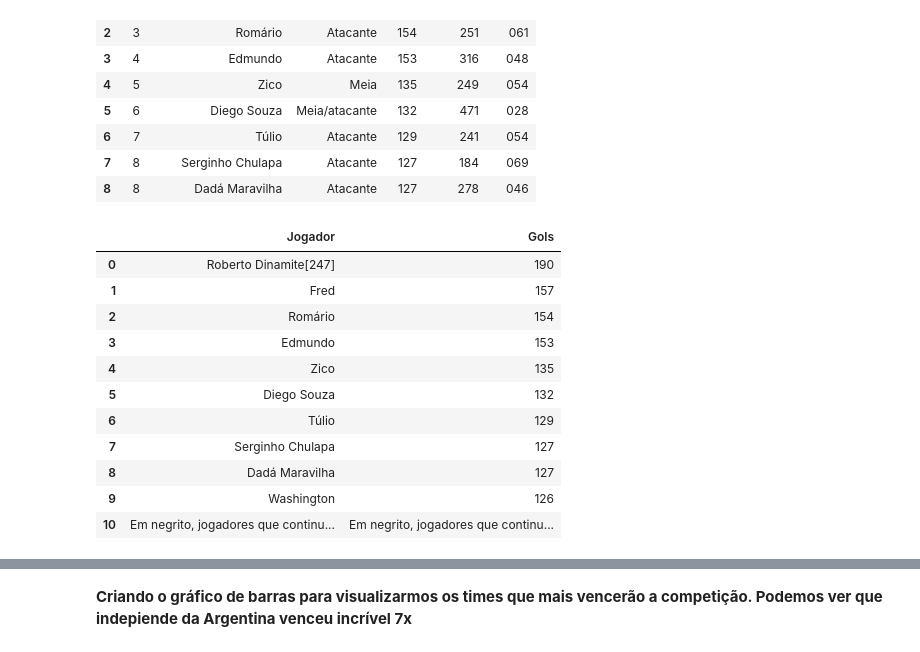
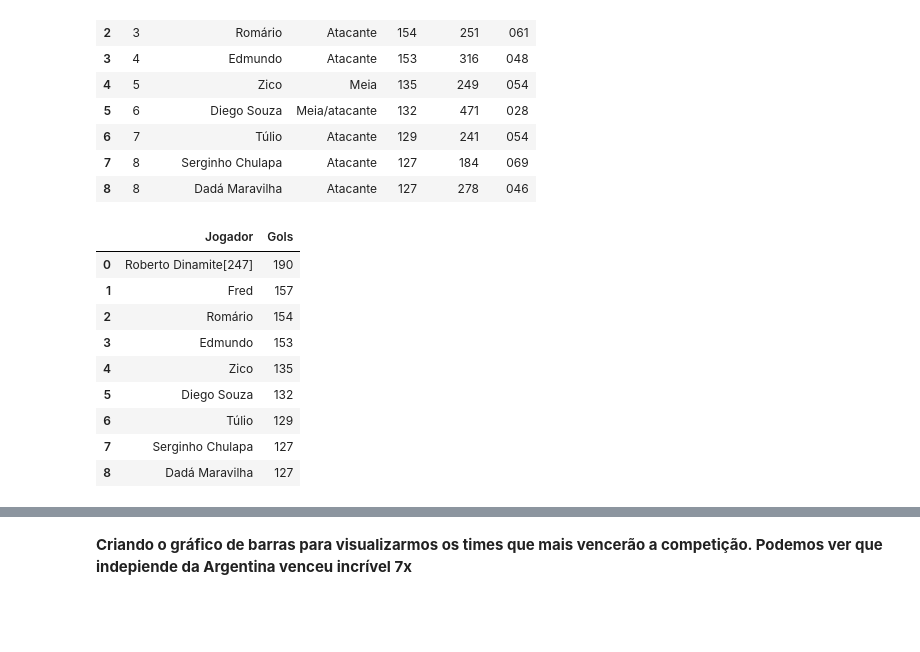
Before and after one commit to hugodevelopment/Web-Scraping, a Jupyter notebook: Análise_Histórica_Brasileirão.ipynb, the cells around one changed output, grey strips where cells are left out. Saved outputs shown, nothing was run; the diff lists cells and outputs as text; code cells hidden in the pictures; blank space fills up the shorter version.

```diff
--- a/Análise_Histórica_Brasileirão.ipynb
+++ b/Análise_Histórica_Brasileirão.ipynb
@@ -280,18 +287,16 @@ tabela_wiki.head(9)
 | 7 | 8 | Serginho Chulapa | Atacante | 127 | 184 | 069 |
 | 8 | 8 | Dadá Maravilha | Atacante | 127 | 278 | 046 |
 # %%
-top_artilheiros = tabela_wiki[["Jogador", "Gols"]]
+top_artilheiros = tabela_wiki[["Jogador", "Gols"]][:9]
 top_artilheiros
 # %% [output]
 |  | Jogador | Gols |
 | 0 | Roberto Dinamite[247] | 190 |
 | 1 | Fred | 157 |
 | 2 | Romário | 154 |
 | 3 | Edmundo | 153 |
 | 4 | Zico | 135 |
 | 5 | Diego Souza | 132 |
 | 6 | Túlio | 129 |
 | 7 | Serginho Chulapa | 127 |
 | 8 | Dadá Maravilha | 127 |
-| 9 | Washington | 126 |
-| 10 | Em negrito, jogadores que continu... | Em negrito, jogadores que continu... |
```
Also changed, not shown: parts of 5 cells of this notebook.
